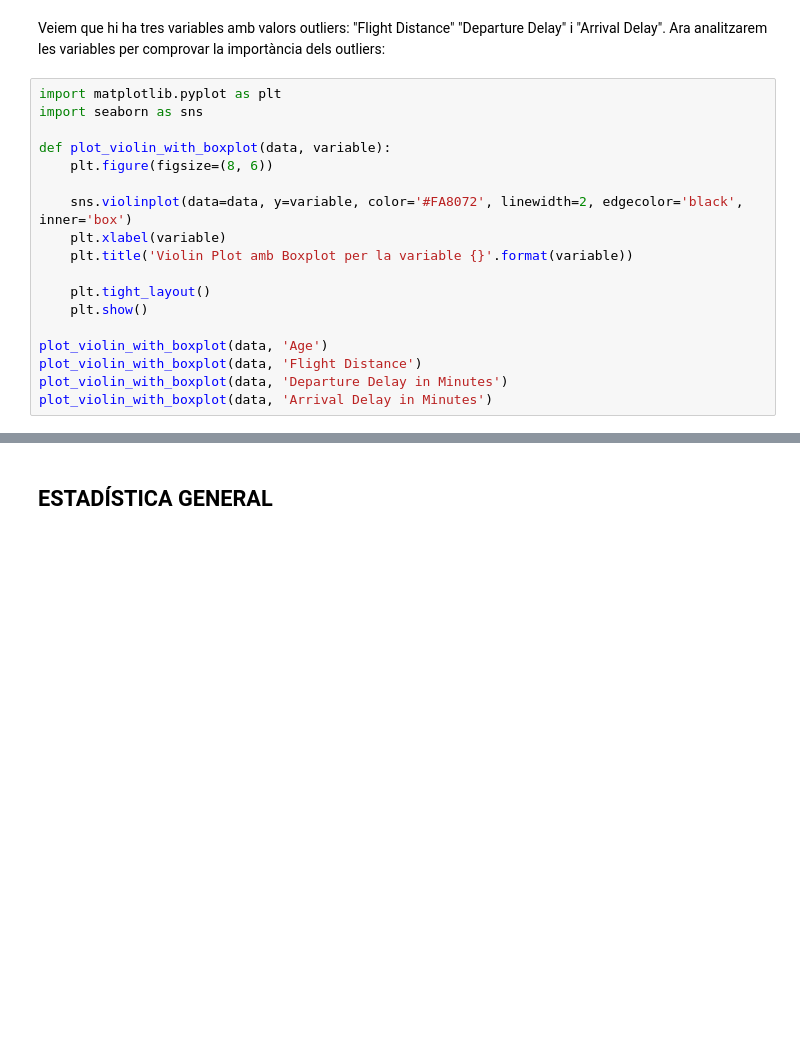
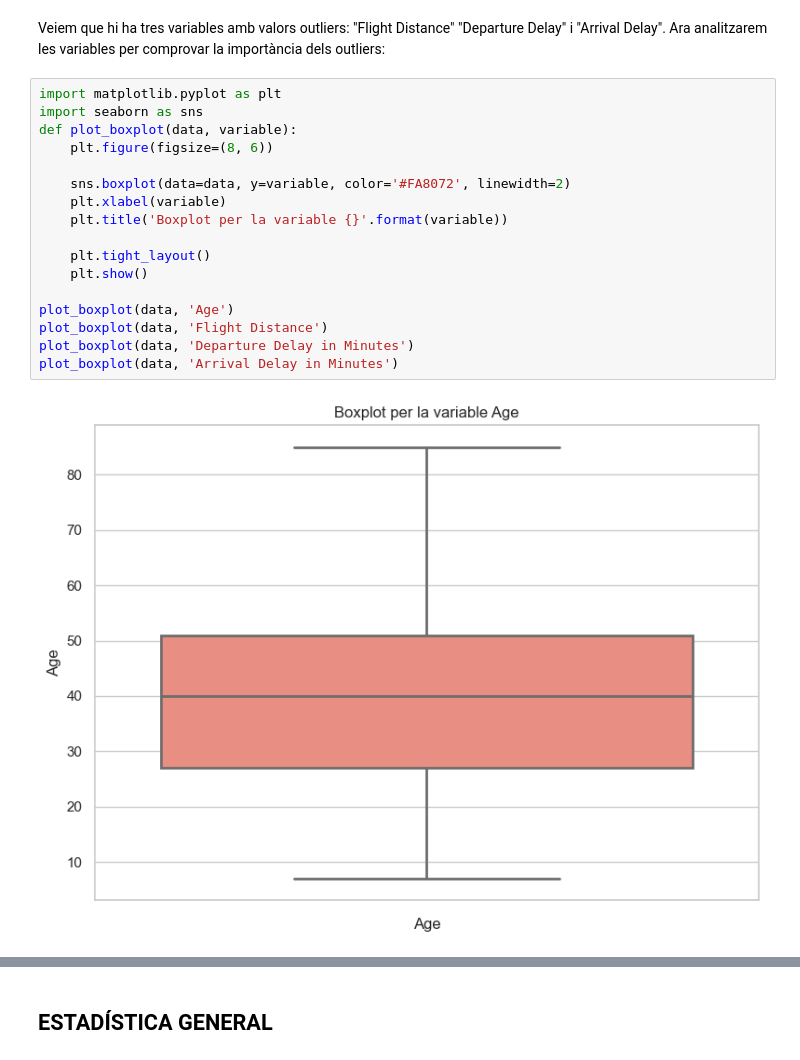
Before and after one commit to ainalluis1/Codi_TFG_AinaLluis, a Jupyter notebook: codi_tfg.ipynb, the cells around one changed output, grey strips where cells are left out. Drawn from its saved outputs; the diff is of its cells as text; blank space fills up the shorter version.

```diff
--- a/codi_tfg.ipynb
+++ b/codi_tfg.ipynb
@@ -182,18 +329,19 @@ Veiem que hi ha tres variables amb valors outliers: "Flight Distance" "Departure
 # %%
 import matplotlib.pyplot as plt
 import seaborn as sns
-
-def plot_violin_with_boxplot(data, variable):
+def plot_boxplot(data, variable):
     plt.figure(figsize=(8, 6))
 
-    sns.violinplot(data=data, y=variable, color='#FA8072', linewidth=2, edgecolor='black', inner='box')
+    sns.boxplot(data=data, y=variable, color='#FA8072', linewidth=2)
     plt.xlabel(variable)
-    plt.title('Violin Plot amb Boxplot per la variable {}'.format(variable))
+    plt.title('Boxplot per la variable {}'.format(variable))
 
     plt.tight_layout()
     plt.show()
 
-plot_violin_with_boxplot(data, 'Age')
-plot_violin_with_boxplot(data, 'Flight Distance')
-plot_violin_with_boxplot(data, 'Departure Delay in Minutes')
-plot_violin_with_boxplot(data, 'Arrival Delay in Minutes')
+plot_boxplot(data, 'Age')
+plot_boxplot(data, 'Flight Distance')
+plot_boxplot(data, 'Departure Delay in Minutes')
+plot_boxplot(data, 'Arrival Delay in Minutes')
+# %% [output]
+[figure, added]
```
Also changed, not shown: parts of 17 cells of this notebook.
